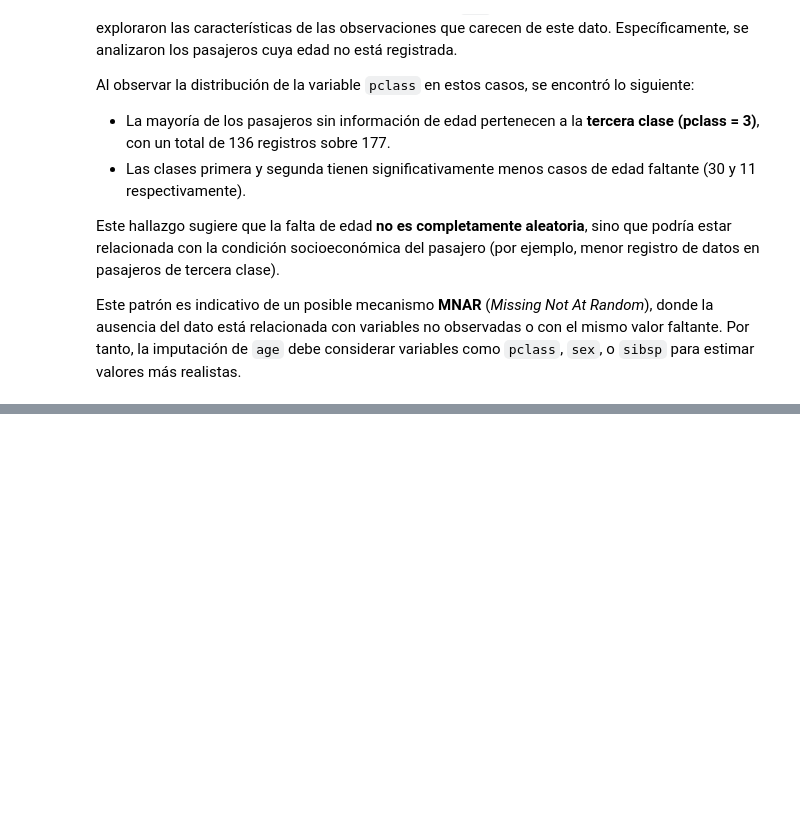
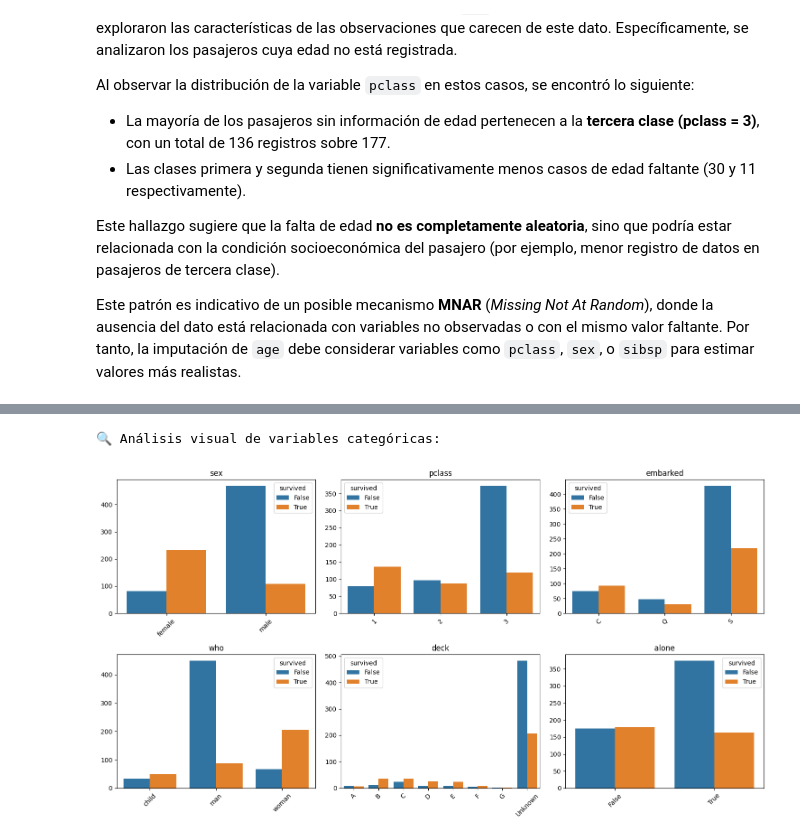
Before and after one commit to jFet1/Proyectos_personales, a Jupyter notebook: Proyecto 1 EDA de un Dataset Público/EDA_titanic.ipynb, the cells around one changed output, grey strips where cells are left out. Saved outputs shown, nothing was run; the diff lists cells and outputs as text; code cells hidden in the pictures; blank space fills up the shorter version.

```diff
--- a/Proyecto 1 EDA de un Dataset Público/EDA_titanic.ipynb
+++ b/Proyecto 1 EDA de un Dataset Público/EDA_titanic.ipynb
@@ -223,0 +281,7 @@ plot_distribution(axes[2], titanic_df_imputed['sibsp'],
+# %%
+# Imputar valores faltantes de la columna 'deck' con la categoría 'Unknown'
+if 'Unknown' not in titanic_df_imputed['deck'].cat.categories:
+    titanic_df_imputed['deck'] = titanic_df_imputed['deck'].cat.add_categories(
+        'Unknown')
+
+titanic_df_imputed['deck'] = titanic_df_imputed['deck'].fillna('Unknown')
@@ -223,0 +364,73 @@ plot_distribution(axes[2], titanic_df_imputed['sibsp'],
+# %%
+import math
+
+def analizar_relaciones_con_survived(df: pd.DataFrame, cat_cols: list[str], num_cols: list[str]) -> None:
+    """
+    Visualiza la relación entre variables y 'survived' mediante subplots.
+
+    Parámetros:
+    - df: DataFrame limpio
+    - cat_cols: lista de columnas categóricas
+    - num_cols: lista de columnas numéricas
+
+    Muestra:
+    - Gráficos agrupados por tipo de variable (categoría / numérica)
+    """
+    # ---------- Categóricas ----------
+    print("🔍 Análisis visual de variables categóricas:")
+
+    n_cat = len(cat_cols)
+    fig_cat, axes_cat = plt.subplots(
+        math.ceil(n_cat / 3), min(n_cat, 3),
+        figsize=(5 * min(n_cat, 3), 4 * math.ceil(n_cat / 3))
+    )
+    axes_cat = axes_cat.flatten()
+
+    for i, col in enumerate(cat_cols):
+        if col in df.columns:
+            sns.countplot(data=df, x=col, hue='survived', ax=axes_cat[i])
+            axes_cat[i].set_title(f'{col}')
+            axes_cat[i].set_xlabel('')
+            axes_cat[i].set_ylabel('')
+
+            axes_cat[i].tick_params(axis='x', rotation=45)
+
+    for j in range(i+1, len(axes_cat)):
+        fig_cat.delaxes(axes_cat[j])  # eliminar ejes vacíos
+
+    plt.tight_layout()
+    plt.show()
+
+    # ---------- Numéricas ----------
+    print("\n🔍 Análisis visual de variables numéricas:")
+
+    n_num = len(num_cols)
+    fig_num, axes_num = plt.subplots(
+        math.ceil(n_num / 4), min(n_num, 4),
+        figsize=(4 * min(n_num, 4), 4 * math.ceil(n_num / 4))
+    )
+    axes_num = axes_num.flatten()
+
+    for i, col in enumerate(num_cols):
+        if col in df.columns:
+            sns.boxplot(data=df, x='survived', y=col, ax=axes_num[i])
+            axes_num[i].set_title(f'{col}')
+            axes_num[i].set_xlabel('')
+            axes_num[i].set_ylabel('')
+
+
+    for j in range(i+1, len(axes_num)):
+        fig_num.delaxes(axes_num[j])  # eliminar ejes vacíos
+
+    plt.tight_layout()
+    plt.show()
+
+
+
+categoricas = ['sex', 'pclass', 'embarked', 'who', 'deck', 'alone']
+numericas = ['age', 'fare', 'sibsp', 'parch']
+
+analizar_relaciones_con_survived(titanic_df_ready, categoricas, numericas)
+# %% [output]
+🔍 Análisis visual de variables categóricas:
+[figure, added]
```
Also changed, not shown: parts of 14 cells of this notebook, 4 other files.
